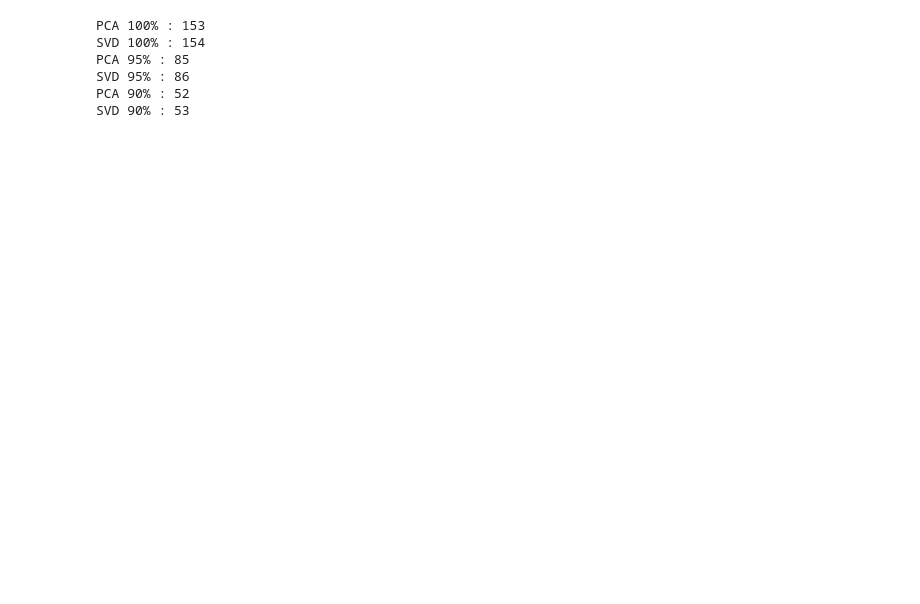
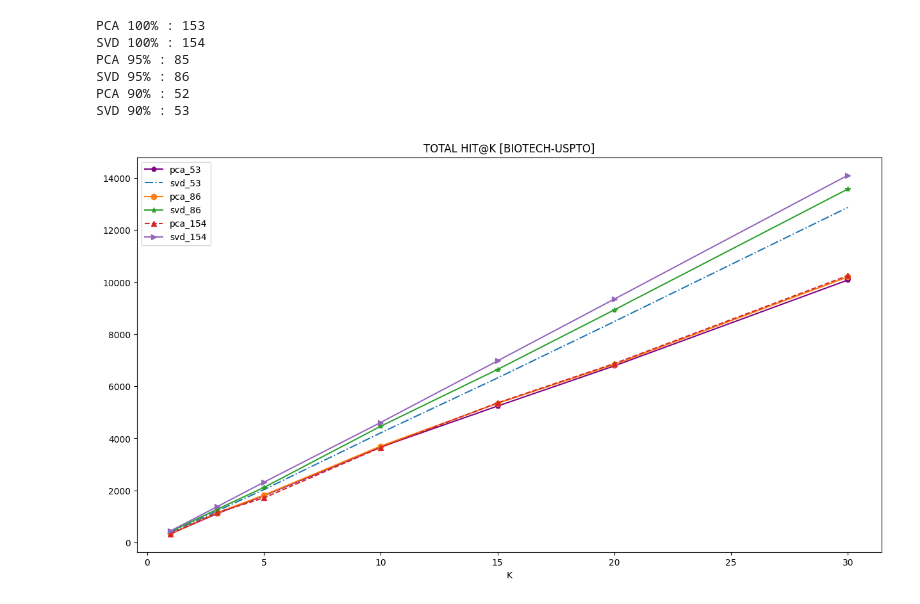
Before and after one commit to malinphy/e_repo, a Jupyter notebook: biogpt_variants.ipynb, the cells around one changed output. Cells and saved outputs as stored; diff of their text form; code cells hidden in the pictures; blank space fills up the shorter version.

```diff
--- a/biogpt_variants.ipynb
+++ b/biogpt_variants.ipynb
@@ -98,0 +268,47 @@ SVD 90% : 53
+# %%
+raw_idx = []
+reduced_idx_pca_53 = []
+reduced_idx_svd_53 = []
+reduced_idx_pca_86 = []
+reduced_idx_svd_86 = []
+reduced_idx_pca_154 = []
+reduced_idx_svd_154 = []
+
+for i in range(len(biotech_abstract_biogpt_large)):
+    raw_idx.append(searcher_raw.search(biotech_title_biogpt_large[i])[0])
+    reduced_idx_pca_53.append(searcher_pca_53.search(title_pca_53[i])[0])
+    reduced_idx_svd_53.append(searcher_svd_53.search(title_svd_53[i])[0])
+    reduced_idx_pca_86.append(searcher_pca_86.search(title_pca_86[i])[0])
+    reduced_idx_svd_86.append(searcher_svd_86.search(title_svd_86[i])[0])
+    reduced_idx_pca_154.append(searcher_pca_154.search(title_pca_154[i])[0])
+    reduced_idx_svd_154.append(searcher_svd_154.search(title_svd_154[i])[0])
+# %%
+k = [1,3,5,10,15,20,30]
+ap_pca_53, hit_pca_53, mrr_pca_53 = metrics_calculator(raw_idx,reduced_idx_pca_53, k )
+ap_svd_53, hit_svd_53, mrr_svd_53 = metrics_calculator(raw_idx,reduced_idx_svd_53, k )
+
+ap_pca_86, hit_pca_86, mrr_pca_86 = metrics_calculator(raw_idx,reduced_idx_pca_86, k )
+ap_svd_86, hit_svd_86, mrr_svd_86 = metrics_calculator(raw_idx,reduced_idx_svd_86, k )
+
+ap_pca_154, hit_pca_154, mrr_pca_154 = metrics_calculator(raw_idx,reduced_idx_pca_154, k )
+ap_svd_154, hit_svd_154, mrr_svd_154 = metrics_calculator(raw_idx,reduced_idx_svd_154, k )
+# %%
+
+
+# plt.subplot(1,4,2)
+plt.figure(figsize =(15,8))
+plt.plot(k,hit_pca_53, '-p', color = 'purple')
+plt.plot(k,hit_svd_53, '-.')
+plt.plot(k,hit_pca_86, '-o')
+plt.plot(k,hit_svd_86, '-*')
+plt.plot(k,hit_pca_154, '--^')
+plt.plot(k,hit_svd_154, '>-')
+# plt.scatter(k,hit_pca_107, marker ='s',color= 'green')
+# plt.plot(k,hit_svd_107, '--')
+# plt.scatter(k,hit_svd_90, marker = 's', color= 'green')
+
+plt.title('TOTAL HIT@K [BIOTECH-USPTO]')
+plt.legend(['pca_53','svd_53','pca_86','svd_86','pca_154','svd_154'])
+plt.xlabel('K');
+# %% [output]
+[figure, added]
```
Also changed, not shown: parts of 10 cells of this notebook.
